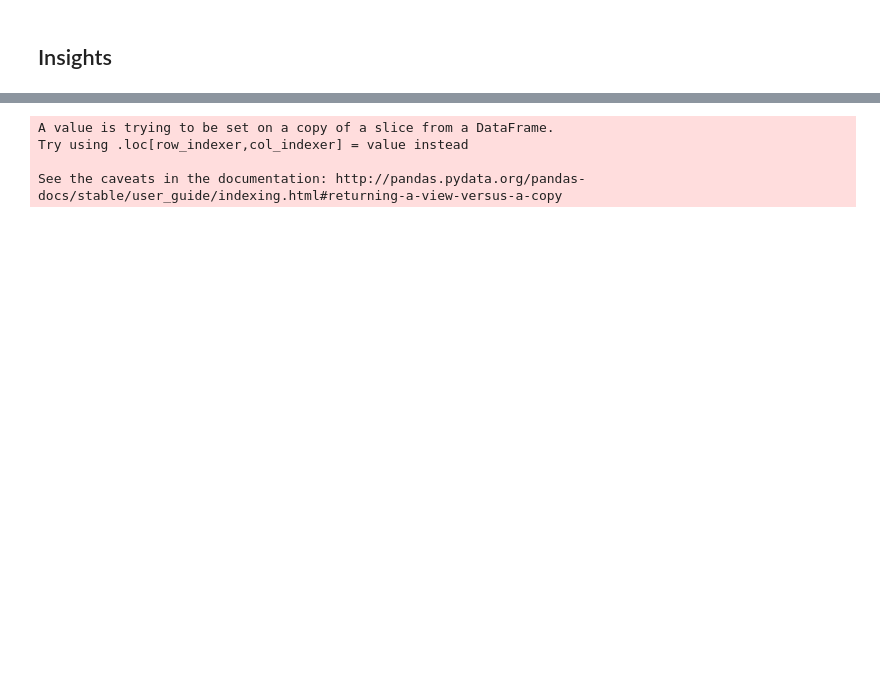
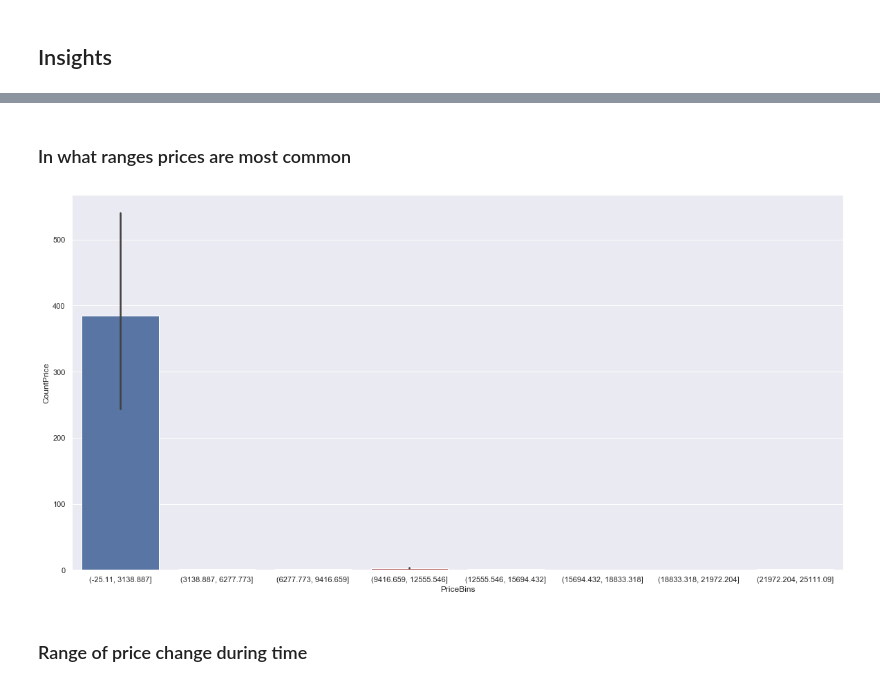
Before and after one commit to GaworO/OnlineRetail, a Jupyter notebook: OnlineRetail.ipynb, the cells around one changed output, grey strips where cells are left out. Saved outputs shown, nothing was run; the diff lists cells and outputs as text; code cells hidden in the pictures; blank space fills up the shorter version.

```diff
--- a/OnlineRetail.ipynb
+++ b/OnlineRetail.ipynb
@@ -25,3 +143,20 @@ df.head()
+# %% [markdown]
+### In what ranges prices are most common
+# %%
+def prices_changes(df):
+    prices = pd.DataFrame([df['Price'].value_counts()
+                         .sort_values(ascending=False).to_dict()]).T
+    df = pd.DataFrame(df['Price'].value_counts())
+    df = df.reset_index()
+    df.columns = ['Price','CountPrice']
+    df['PriceBins'] = pd.cut(df['Price'].tolist(), bins=8)
+    sns.barplot(data=df, x='PriceBins', y='CountPrice')
+# %%
+prices_changes(df1)
+# %% [output]
+[figure, added]
+# %% [markdown]
+### Range of price change during time
 # %%
 def EDA(df):
      customer_avg_spending= df[['Price','Customer ID', 'InvoiceDate' , 'Country']]
@@ -37,7 +178,0 @@ def customer_avg_spending_insights(df):
-# %%
-customer_avg_spending  = customer_avg_spending_insights(customer_avg_spending)
-# %% [output]
-A value is trying to be set on a copy of a slice from a DataFrame.
-Try using .loc[row_indexer,col_indexer] = value instead
-
-See the caveats in the documentation: http://pandas.pydata.org/pandas-docs/stable/user_guide/indexing.html#returning-a-view-versus-a-copy
```
Also changed, not shown: parts of 44 cells of this notebook.
